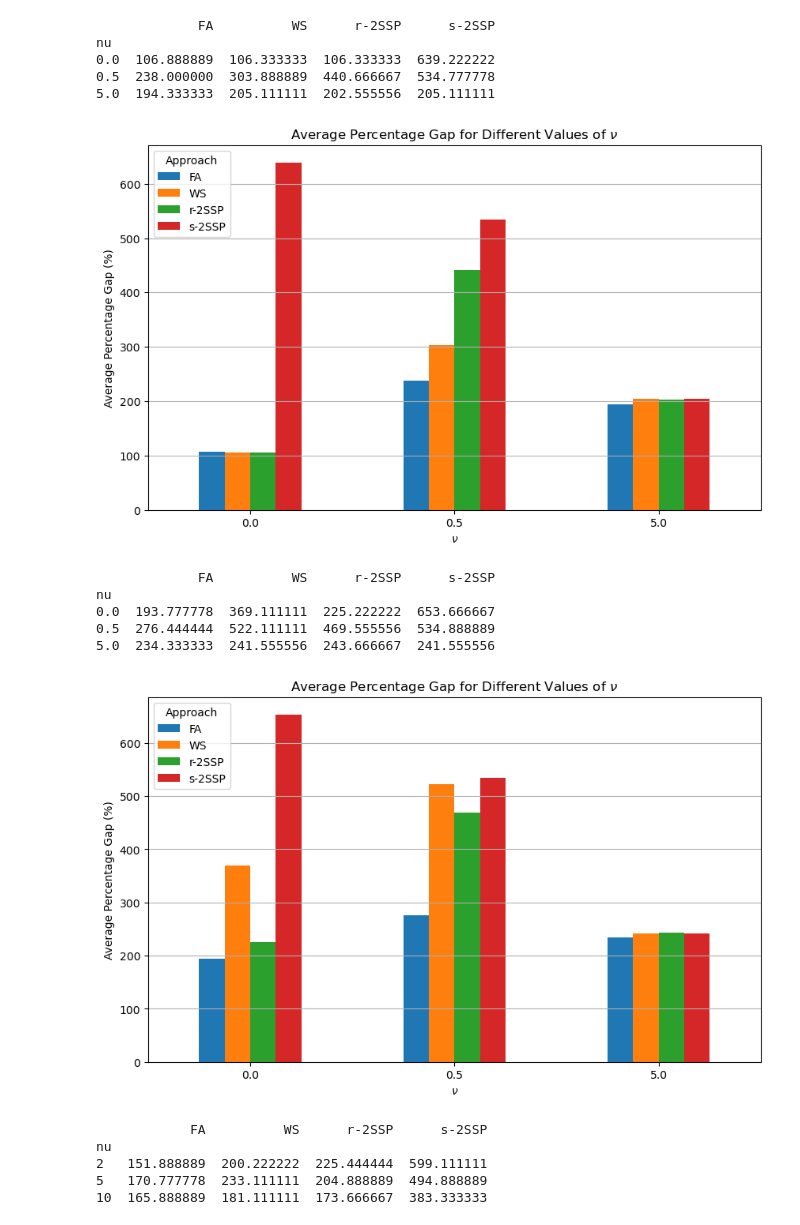
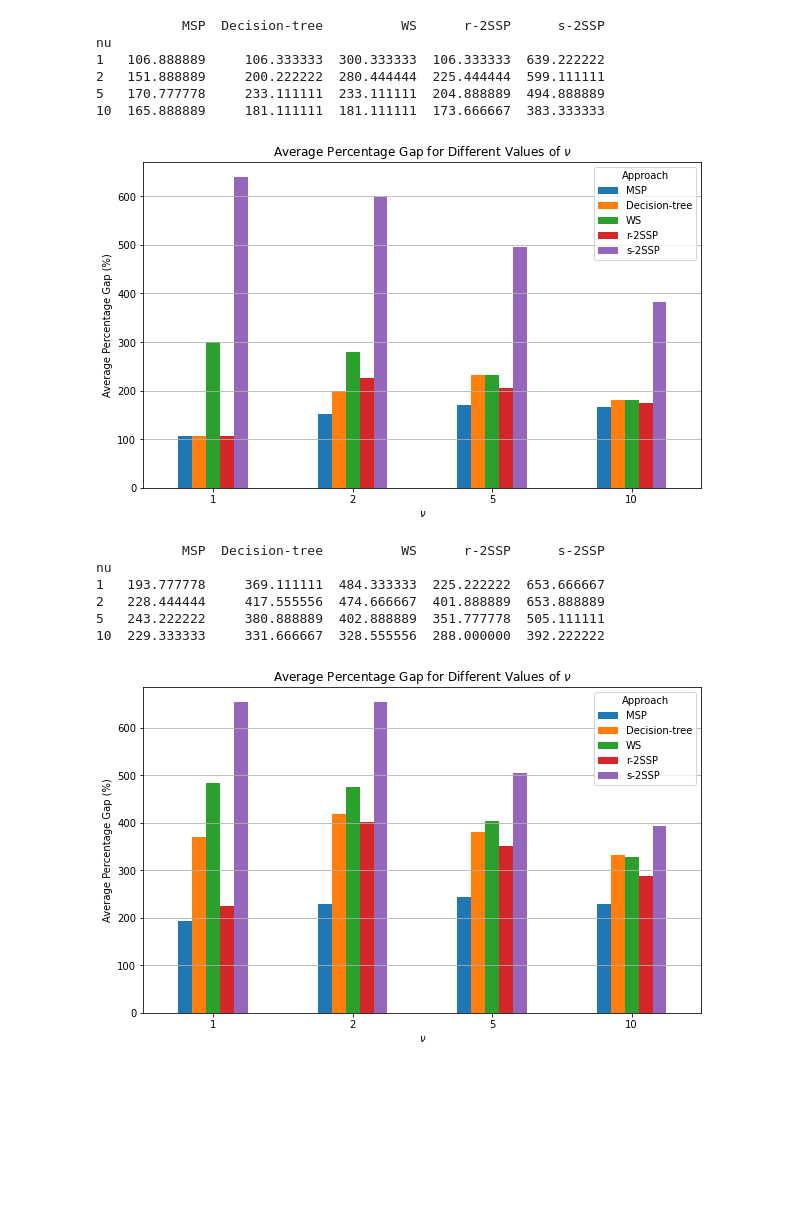
Before and after one commit to songmath-thunderain/msp_models_for_adaptive_disaster_relief_logistics_planning, a Jupyter notebook: Python/output/synthetic/table-and-figure/Figure-synthetic-gap.ipynb, the cells around one changed output. Drawn from its saved outputs; the diff is of its cells as text; code cells hidden in the pictures; blank space fills up the shorter version.

```diff
--- a/Python/output/synthetic/table-and-figure/Figure-synthetic-gap.ipynb
+++ b/Python/output/synthetic/table-and-figure/Figure-synthetic-gap.ipynb
@@ -8,7 +8,7 @@ def createFigure(inputname, outputname):
     data = pd.read_csv(inputname)
 
     # Calculate the average percentage gap for each value of nu
-    average_gaps = data.groupby('nu')[['FA', 'WS', 'r-2SSP', 's-2SSP']].mean()
+    average_gaps = data.groupby('nu')[['MSP', 'Decision-tree', 'WS', 'r-2SSP', 's-2SSP']].mean()
     print(average_gaps)
     # Plot the results using a bar chart
     average_gaps.plot(kind='bar', figsize=(10, 6))
@@ -16,32 +16,29 @@ def createFigure(inputname, outputname):
     plt.xlabel(r"$\nu$")
     plt.ylabel('Average Percentage Gap (%)')
     plt.xticks(rotation=0)
-    plt.legend(title='Approach',loc="upper left")
+    plt.legend(title='Approach',loc="upper right")
     plt.grid(axis='y')
     # Save the figure to a file
     #plt.savefig('average_percentage_gap1.png')
     plt.savefig(outputname)
     plt.show()
 # %%
-createFigure('for-Figure-synthetic-gap-1.csv','average_percentage_gap1.png')
-createFigure('for-Figure-synthetic-gap-2.csv','average_percentage_gap2.png')
+#createFigure('for-Figure-synthetic-gap-1.csv','average_percentage_gap1.png')
+#createFigure('for-Figure-synthetic-gap-2.csv','average_percentage_gap2.png')
 createFigure('for-Figure-synthetic-gap-3.csv','average_percentage_gap3.png')
 createFigure('for-Figure-synthetic-gap-4.csv','average_percentage_gap4.png')
 # %% [output]
-             FA          WS      r-2SSP      s-2SSP
+           MSP  Decision-tree          WS      r-2SSP      s-2SSP
 nu
-0.0  106.888889  106.333333  106.333333  639.222222
-0.5  238.000000  303.888889  440.666667  534.777778
-5.0  194.333333  205.111111  202.555556  205.111111
+1   106.888889     106.333333  300.333333  106.333333  639.222222
+2   151.888889     200.222222  280.444444  225.444444  599.111111
+5   170.777778     233.111111  233.111111  204.888889  494.888889
+10  165.888889     181.111111  181.111111  173.666667  383.333333
-[figure, old version]
+[figure, new version]
-             FA          WS      r-2SSP      s-2SSP
+           MSP  Decision-tree          WS      r-2SSP      s-2SSP
 nu
-0.0  193.777778  369.111111  225.222222  653.666667
-0.5  276.444444  522.111111  469.555556  534.888889
-5.0  234.333333  241.555556  243.666667  241.555556
+1   193.777778     369.111111  484.333333  225.222222  653.666667
+2   228.444444     417.555556  474.666667  401.888889  653.888889
+5   243.222222     380.888889  402.888889  351.777778  505.111111
+10  229.333333     331.666667  328.555556  288.000000  392.222222
-[figure, old version]
+[figure, new version]
-            FA          WS      r-2SSP      s-2SSP
-nu
-2   151.888889  200.222222  225.444444  599.111111
-5   170.777778  233.111111  204.888889  494.888889
-10  165.888889  181.111111  173.666667  383.333333
```
Also changed, not shown: parts of 1 cell of this notebook, 23 other files.
